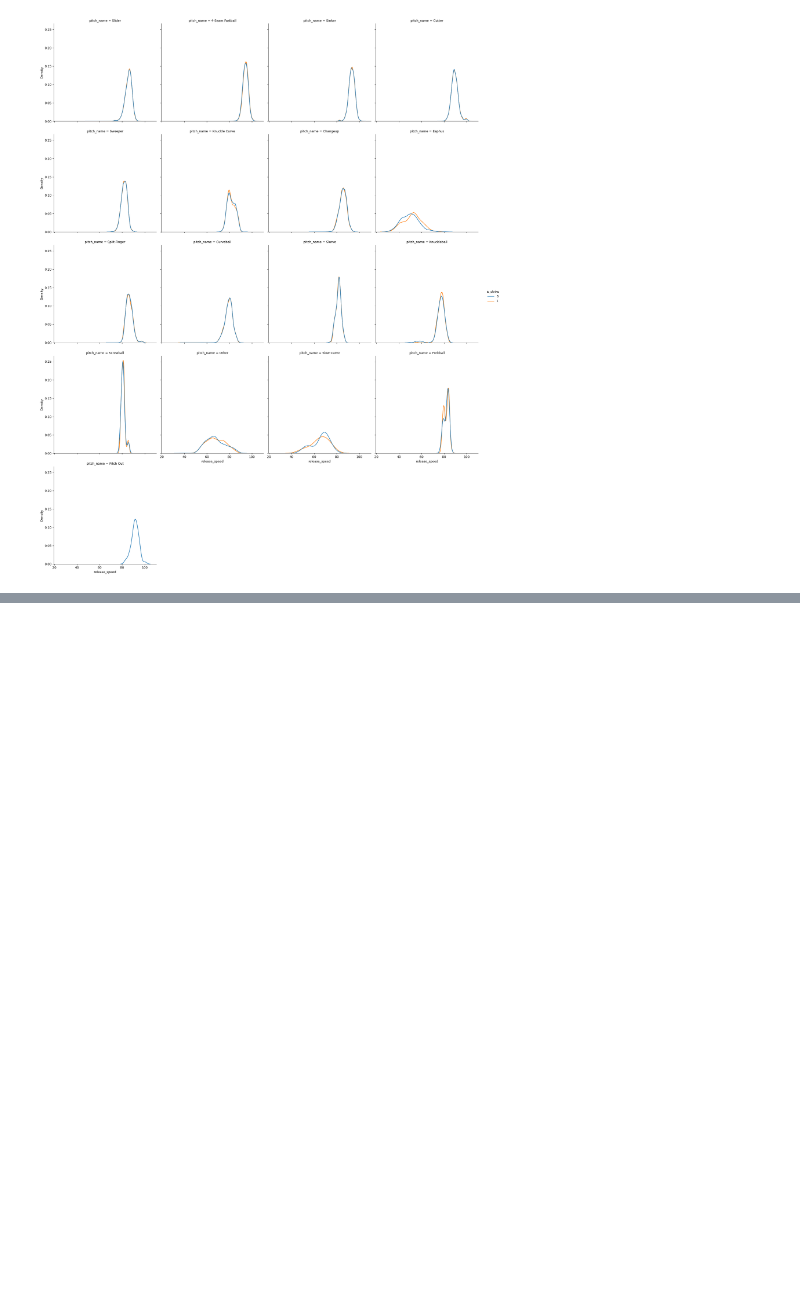
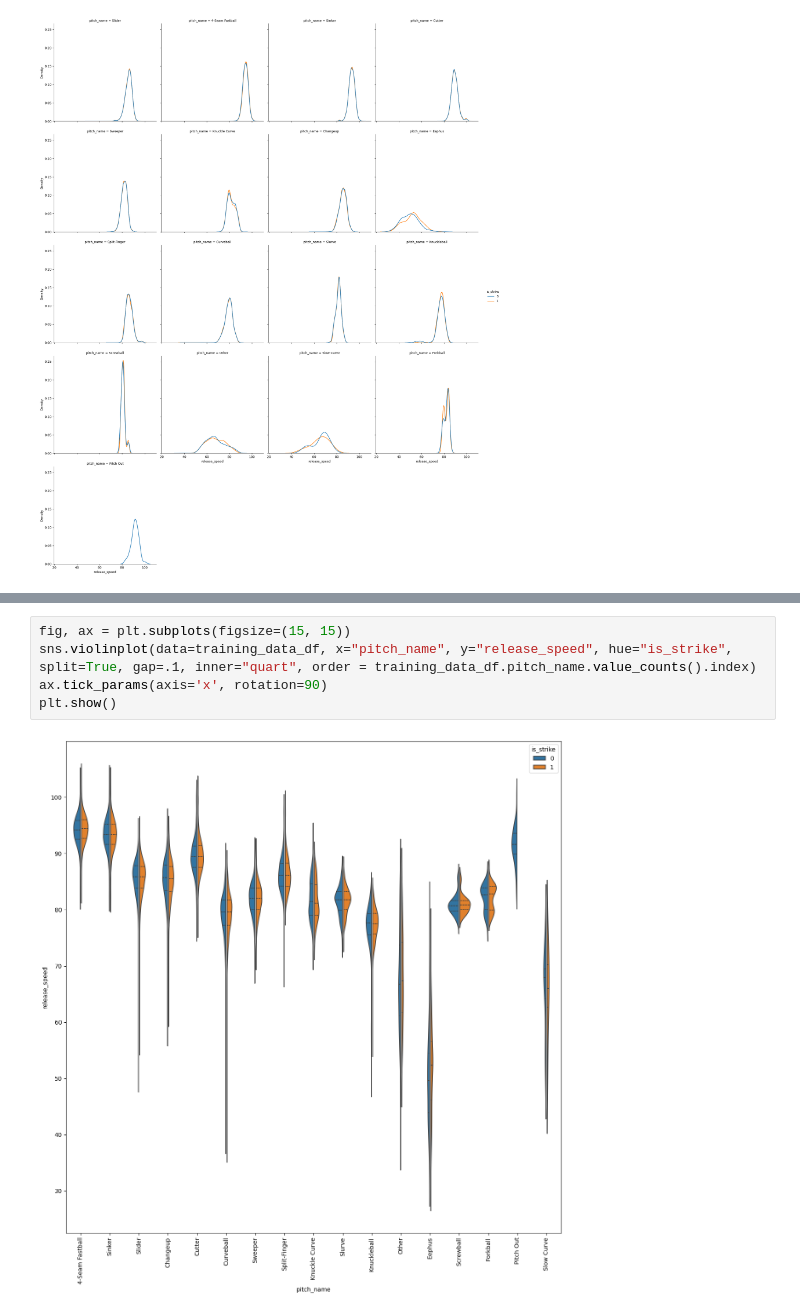
Before and after one commit to OffBayes/Strikeout-Prediction---2024, a Jupyter notebook: Strikeout-EDA.ipynb, the cells around one changed output, grey strips where cells are left out. Drawn from its saved outputs; the diff is of its cells as text; blank space fills up the shorter version.

```diff
--- a/Strikeout-EDA.ipynb
+++ b/Strikeout-EDA.ipynb
@@ -97,0 +169,7 @@ sns.catplot(training_data_df,y = "pitch_name",kind = "bar",col="inning",col_wrap
+# %%
+fig, ax = plt.subplots(figsize=(15, 15))
+sns.violinplot(data=training_data_df, x="pitch_name", y="release_speed", hue="is_strike", split=True, gap=.1, inner="quart", order = training_data_df.pitch_name.value_counts().index)
+ax.tick_params(axis='x', rotation=90)
+plt.show()
+# %% [output]
+[figure, added]
```
Also changed, not shown: parts of 16 cells of this notebook.
